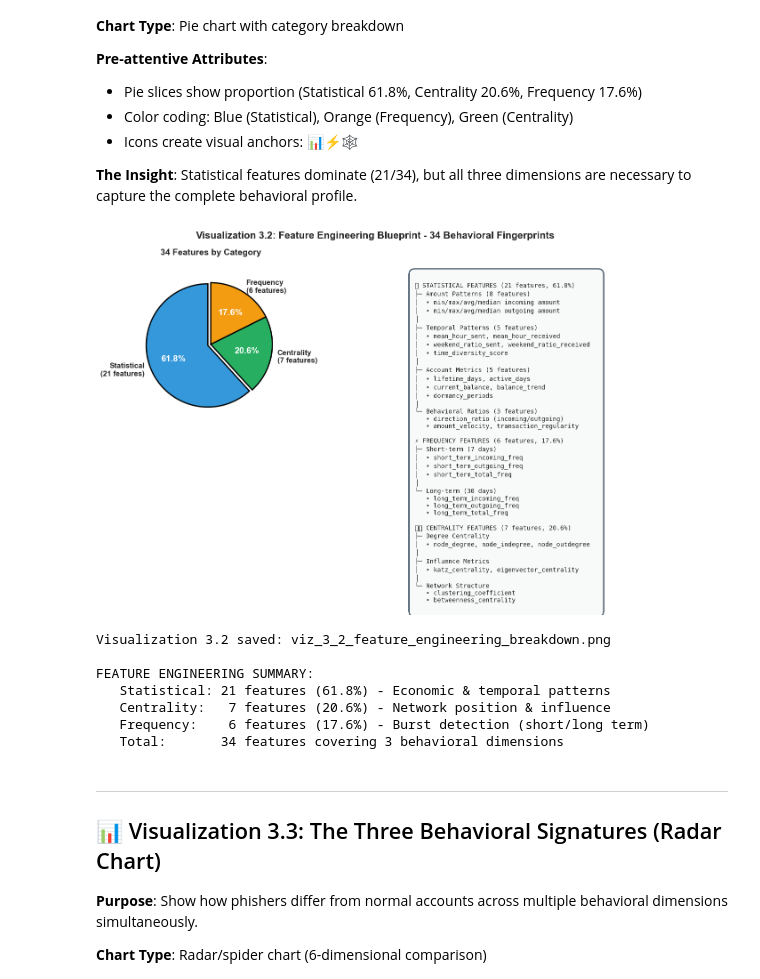
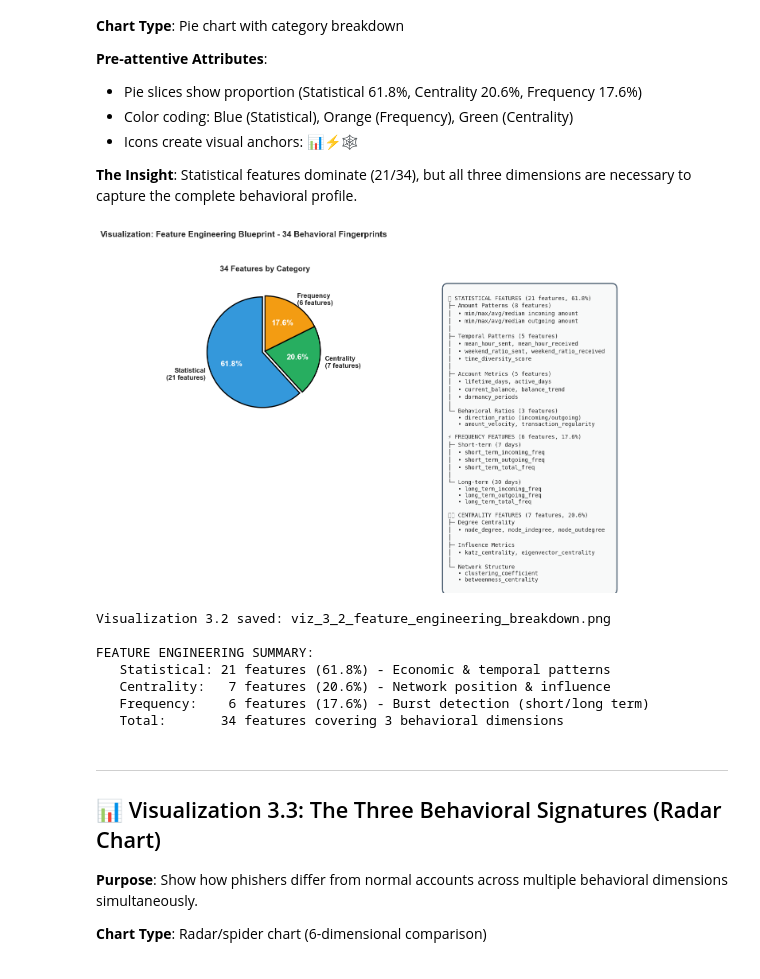
Before and after one commit to HelcurtLordno1/Blockchain-Fraud-Detection-The-Power-of-Data-Preparation, a Jupyter notebook: data_storytelling_notebook/02_explanatory_journey.ipynb, the cells around one changed output. Cells and saved outputs as stored; diff of their text form; code cells hidden in the pictures.

```diff
--- a/data_storytelling_notebook/02_explanatory_journey.ipynb
+++ b/data_storytelling_notebook/02_explanatory_journey.ipynb
@@ -414,36 +413,36 @@ feature_details = """
    • long_term_total_freq
 
 🕸️ CENTRALITY FEATURES (7 features, 20.6%)
 ├─ Degree Centrality
 │  • node_degree, node_indegree, node_outdegree
 │
 ├─ Influence Metrics
 │  • katz_centrality, eigenvector_centrality
 │
 └─ Network Structure
    • clustering_coefficient
    • betweenness_centrality
 """
 
 ax2.text(0.05, 0.95, feature_details, fontsize=10, verticalalignment='top',
         family='monospace',
         bbox=dict(boxstyle='round,pad=1', facecolor='#F8F9F9', alpha=0.9, edgecolor='#34495E', linewidth=2))
 
-plt.suptitle('Visualization 3.2: Feature Engineering Blueprint - 34 Behavioral Fingerprints',
-            fontsize=16, fontweight='bold', y=0.98)
+plt.suptitle('Visualization: Feature Engineering Blueprint - 34 Behavioral Fingerprints',
+             fontsize=15, fontweight='bold', y=1.05, x=0.01, ha='left')
 
 plt.tight_layout()
 plt.savefig('save_image_story/viz_3_2_feature_engineering_breakdown.png', dpi=300, bbox_inches='tight')
 plt.show()
 
 print("Visualization 3.2 saved: viz_3_2_feature_engineering_breakdown.png")
 print("\nFEATURE ENGINEERING SUMMARY:")
 print("   Statistical: 21 features (61.8%) - Economic & temporal patterns")
 print("   Centrality:   7 features (20.6%) - Network position & influence")
 print("   Frequency:    6 features (17.6%) - Burst detection (short/long term)")
 print("   Total:       34 features covering 3 behavioral dimensions")
 # %% [output]
-[figure, old version]
+[figure, new version]
 Visualization 3.2 saved: viz_3_2_feature_engineering_breakdown.png
 
 FEATURE ENGINEERING SUMMARY:
```
Also changed, not shown: parts of 4 cells of this notebook, 2 other files.
